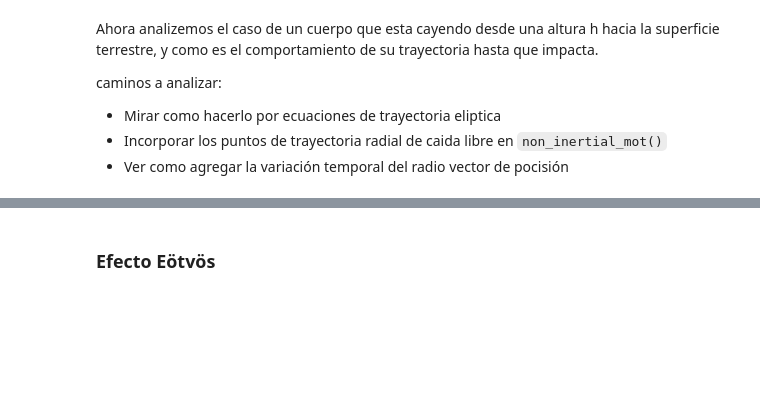
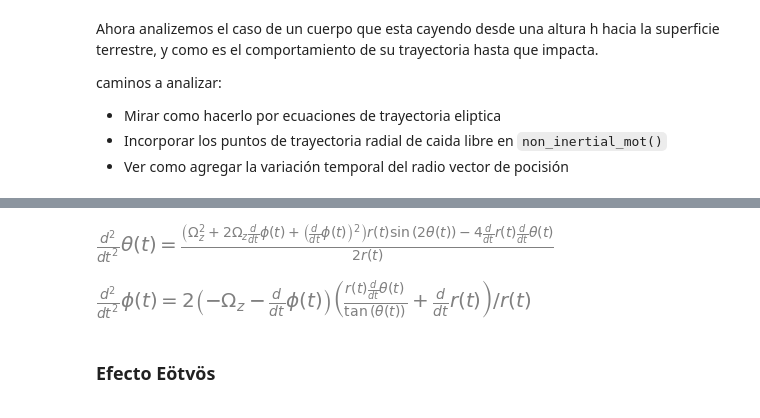
Before and after one commit to jerolg/FISICA_TEORICA_2, a Jupyter notebook: T2_Cuerpo_Rígido/Tarea02.ipynb, the cells around one changed output, grey strips where cells are left out. Drawn from its saved outputs; the diff is of its cells as text; code cells hidden in the pictures; blank space fills up the shorter version.

```diff
--- a/T2_Cuerpo_Rígido/Tarea02.ipynb
+++ b/T2_Cuerpo_Rígido/Tarea02.ipynb
@@ -329,0 +334,47 @@ caminos a analizar:
+# %%
+import sympy as sp
+
+from sympy import init_printing
+init_printing()
+
+R_T, t, m, g0, Omz, F = sp.symbols('R_T, t, m, g_0, Omega_z, F')
+
+theta_ang, phi_ang, r = sp.Function('theta')(t), sp.Function('phi')(t), sp.Function('r')(t)
+#ddot_theta, ddot_phi = sp.diff(theta_ang,t,2), sp.diff(phi_ang,t,2)
+x,y,z = sp.Function('x')(t), sp.Function('y')(t), sp.Function('z')(t)
+
+#Componentes Cartesianas ecuación de movimiento
+eqx = sp.Eq(sp.diff(x,t,2), (F-g0)*x/R_T + 2*sp.diff(y,t)*Omz + Omz**2*x)
+eqy = sp.Eq(sp.diff(y,t,2), (F-g0)*y/R_T - 2*sp.diff(x,t)*Omz + Omz**2*y)
+eqz = sp.Eq(sp.diff(z,t,2), (F-g0)*z/R_T)
+
+#Relaciones de Transformación
+X, Y, Z = r*sp.sin(theta_ang)*sp.cos(phi_ang),  r*sp.sin(theta_ang)*sp.sin(phi_ang),  r*sp.cos(theta_ang)
+
+sol_C = sp.solve([eqx,eqy,eqz], [x,y,z])   #Solución Cartesiana del movimiento
+
+#Aplicando la transformación de coordenadas XT, YT, ZT
+
+sol_XT = sp.Eq(X, sol_C[x].subs({sp.diff(x,t,2):sp.diff(X,t,2), sp.diff(y,t):sp.diff(Y,t)}))
+
+sol_YT = sp.Eq(Y, sol_C[y].subs({sp.diff(x,t):sp.diff(X,t),sp.diff(y,t,2):sp.diff(Y,t, 2) }))
+
+sol_ZT = sp.Eq(Z, sol_C[z].subs({sp.diff(z,t,2):sp.diff(Z,t,2)}))
+
+#Despejamos F  de sol_ZT y la reemplazamos en sol_XT, sol_YT
+
+F_replace = sp.solve(sol_ZT, F)[0]
+F_replace = F_replace.subs({sp.diff(r,t,2):0})
+
+sol_XT = sp.Eq(X, sol_XT.rhs.subs({F:F_replace, sp.diff(r,t,2):0}))
+sol_YT = sp.Eq(Y, sol_YT.rhs.subs({F:F_replace, sp.diff(r,t,2):0}))
+
+#Despejamos para las aceleraciones angulares theta, phi respectivamente
+
+solution = sp.nonlinsolve([sol_XT.rhs-X, sol_YT.rhs-Y], [sp.diff(theta_ang,t,2), sp.diff(phi_ang, t,2)])
+# %%
+display(sp.Eq(sp.diff(theta_ang,t,2), solution.args[0][0].simplify()),
+sp.Eq(sp.diff(phi_ang,t,2), solution.args[0][1].simplify()))
+# %% [output]
+[figure, added]
+[figure, added]
```
Also changed, not shown: parts of 4 cells of this notebook.
